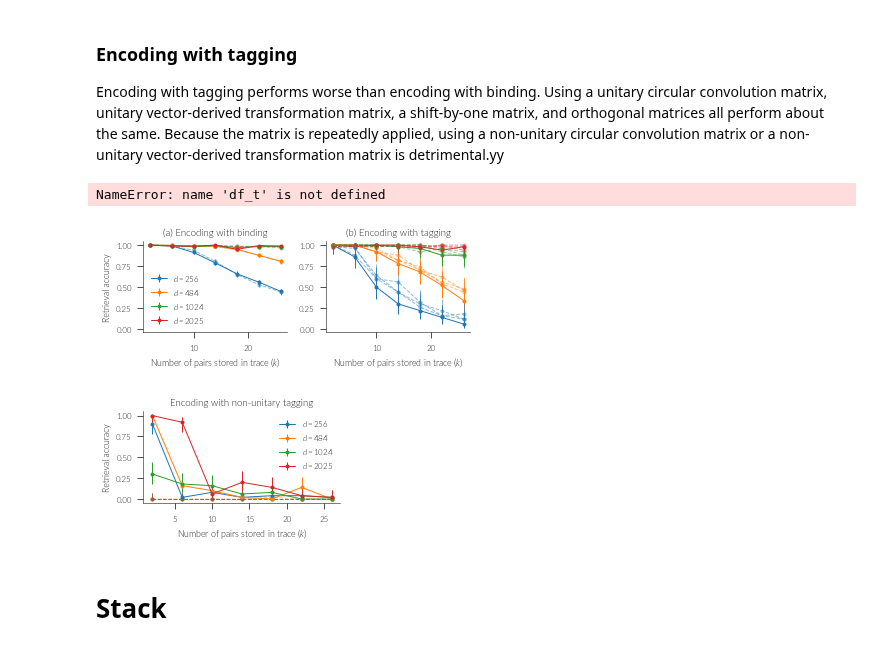
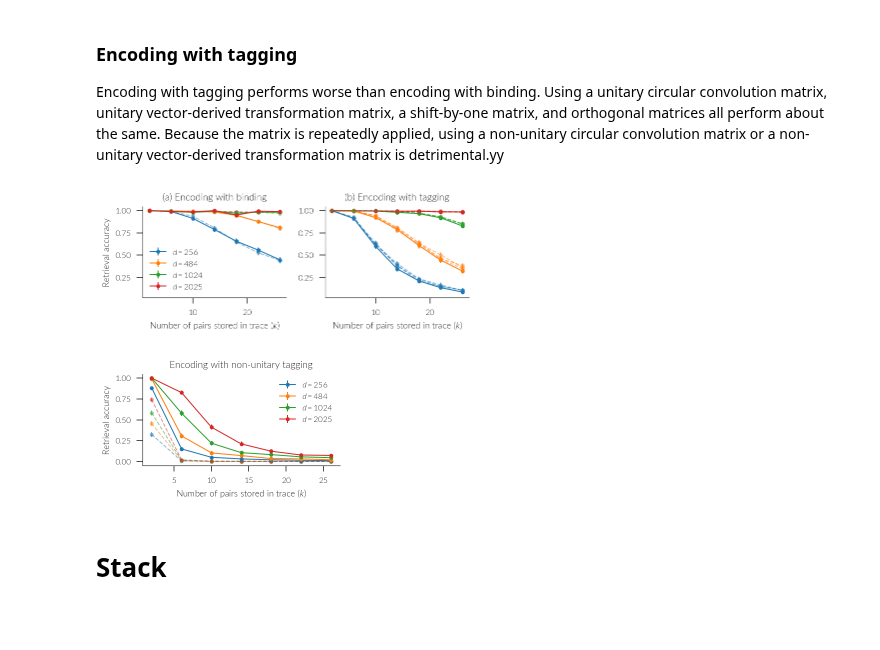
Before and after one commit to ctn-archive/cue-model, a Jupyter notebook: notebooks/PhD thesis plots/Comparison of binding operations (VTB paper).ipynb, the cells around one changed output. Cells and saved outputs as stored; diff of their text form; code cells hidden in the pictures; blank space fills up the shorter version.

```diff
--- a/notebooks/PhD thesis plots/Comparison of binding operations (VTB paper).ipynb
+++ b/notebooks/PhD thesis plots/Comparison of binding operations (VTB paper).ipynb
@@ -577,7 +581,7 @@ class CircconvTagging(object):
 
     def __call__(self, d, k, m, n_pairs, n_trials):
         def EncodingCls():
-            p = spa.pointer.SemanticPointer(d)
+            p = spa.SemanticPointer(next(spa.vector_generation.UnitLengthVectors(d)))
             if self.unitary:
                 p = p.unitary()
             return EncodeWithTagging(p.get_binding_matrix())
@@ -605,7 +609,7 @@ class VtbTagging(object):
             if self.unitary:
                 p = VTB().unitary(d, np.random)
             else:
-                p = spa.pointer.SemanticPointer(d, np.random)
+                p = spa.SemanticPointer(next(spa.vector_generation.UnitLengthVectors(d, np.random)))
             mat = d**0.25 * np.kron(np.eye(int(np.sqrt(d))), p.v.reshape((int(np.sqrt(d)), int(np.sqrt(d)))))
             return EncodeWithTagging(mat)
         return {'accuracy': BindingExperiment(d, m).retrieval_accuracy(
@@ -640,14 +644,11 @@ class ShiftTagging(object):
 # %%
 class OrthogonalTagging(object):
     def __call__(self, d, k, m, n_pairs, n_trials):
-        transformation = np.random.randn(d, d)
-        for i in range(1, d):
-            y = -np.dot(transformation[:i, i:], transformation[i, i:])
-            A = transformation[:i, :i]
-            transformation[i, :i] = np.linalg.solve(A, y)
-        transformation /= np.linalg.norm(transformation, axis=1)[:, None]
+        def EncodingCls():
+            transformation = ortho_group.rvs(d)
+            return EncodeWithTagging(transformation)
         return {'accuracy': BindingExperiment(d, m).retrieval_accuracy(
-            EncodeWithTagging(transformation, 30), k, n_pairs, n_trials)}
+            EncodingCls, k, n_pairs, n_trials)}
 
     def __str__(self):
         return "Orthogonal matrix"
@@ -670,15 +671,11 @@ pspace = (
     Param(k=np.arange(2, 30, 4), m=1000, n_pairs=500, n_trials=1000))
 # %%
 filename = 'tagging_experiment.pkl'
-if False os.path.exists(filename):
+if os.path.exists(filename):
     df_t = pd.read_pickle(filename)
 else:
     df_t = pd.DataFrame(map_pspace_parallel(run_tagging_experiment, pspace, backend='threading'))
     df_t.to_pickle(filename)
-# %%
-df_t
-# %% [output]
-NameError: name 'df_t' is not defined
 # %%
 l, u = proportion_confint(df_t['accuracy'] * df_t['n_trials'], df_t['n_trials'], method='beta')
 df_t['accuracy_l'] = l
@@ -699,34 +696,35 @@ for i, (n, g) in enumerate(df_b.groupby('binding', sort=False)):
             alpha=0.5 if n == CircularConvolution() else 1.,
             marker='o', label="$d = {}$".format(d) if n == VTB() else None)
         labeled = True
     ax1.set_prop_cycle(None)
 
 ax1.set_ylim(bottom=0.)
 ax1.legend()
 ax1.set_title("(a) Encoding with binding")
 ax1.set_xlabel("Number of pairs stored in trace ($k$)")
 ax1.set_ylabel("Retrieval accuracy")
 
 xs = df_t[df_t['method'].isin([CircconvTagging(True), VtbTagging(True), ShiftTagging(), OrthogonalTagging()])]
 styles = {VtbTagging(True): '-', CircconvTagging(True): '--', ShiftTagging(): '--', OrthogonalTagging(): '--'}
 ax2 = fig.add_subplot(1, 2, 2, sharex=ax1, sharey=ax1)
 for i, (n, g) in enumerate(xs.groupby('method', sort=False)):
     for d, hue_g in g.groupby('d'):
+        hue_g = hue_g.sort_values('k')
         ax2.errorbar(
             hue_g['k'], hue_g['accuracy'],
                 yerr=(hue_g['accuracy'] - hue_g['accuracy_l'], hue_g['accuracy_u'] - hue_g['accuracy']),
             fmt=styles[n], alpha=0.5 if not isinstance(n, VtbTagging) else 1.,
             marker='o', label="$d = {}$".format(d) if n == VtbTagging(True) else None)
         labeled = True
     ax2.set_prop_cycle(None)
 
 ax2.set_title("(b) Encoding with tagging")
 ax2.set_xlabel("Number of pairs stored in trace ($k$)")
 
 sns.despine(fig)
 fig.tight_layout()
 # %% [output]
-[figure, old version]
+[figure, new version]
 # %%
 save_tight_fig(fig, '../../../vtb-paper/figures/encoding.pdf')
 # %%
@@ -738,6 +736,7 @@ styles = {VtbTagging(False): '-', CircconvTagging(False): '--'}
 ax = fig.add_subplot(1, 1, 1)
 for i, (n, g) in enumerate(xs.groupby('method', sort=False)):
     for d, hue_g in g.groupby('d'):
+        hue_g = hue_g.sort_values('k')
         ax.errorbar(
             hue_g['k'], hue_g['accuracy'],
                 yerr=(hue_g['accuracy'] - hue_g['accuracy_l'], hue_g['accuracy_u'] - hue_g['accuracy']),
@@ -754,4 +753,4 @@ ax.set_ylabel("Retrieval accuracy")
 sns.despine(fig)
 fig.tight_layout()
 # %% [output]
-[figure, old version]
+[figure, new version]
```
Also changed, not shown: parts of 17 cells of this notebook.
